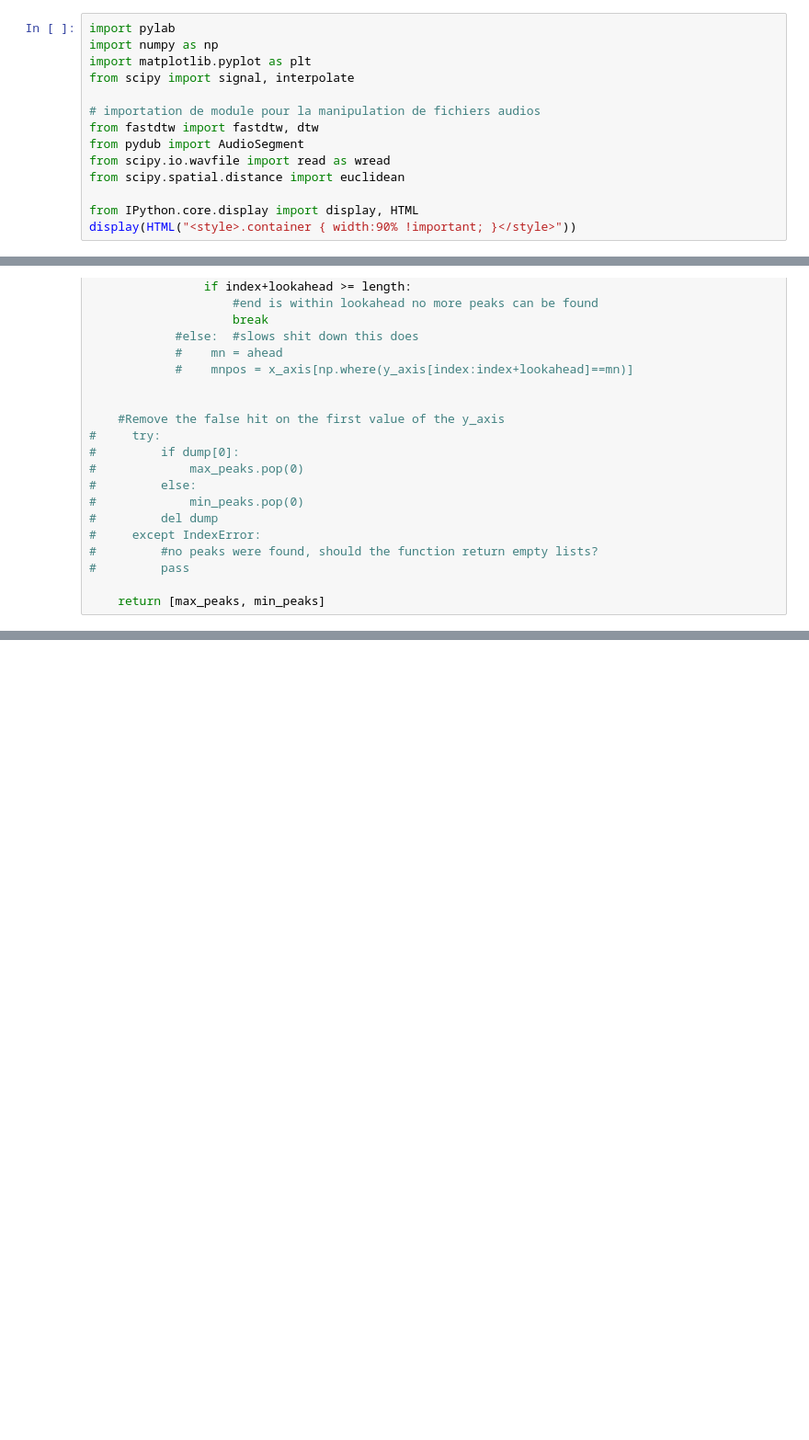
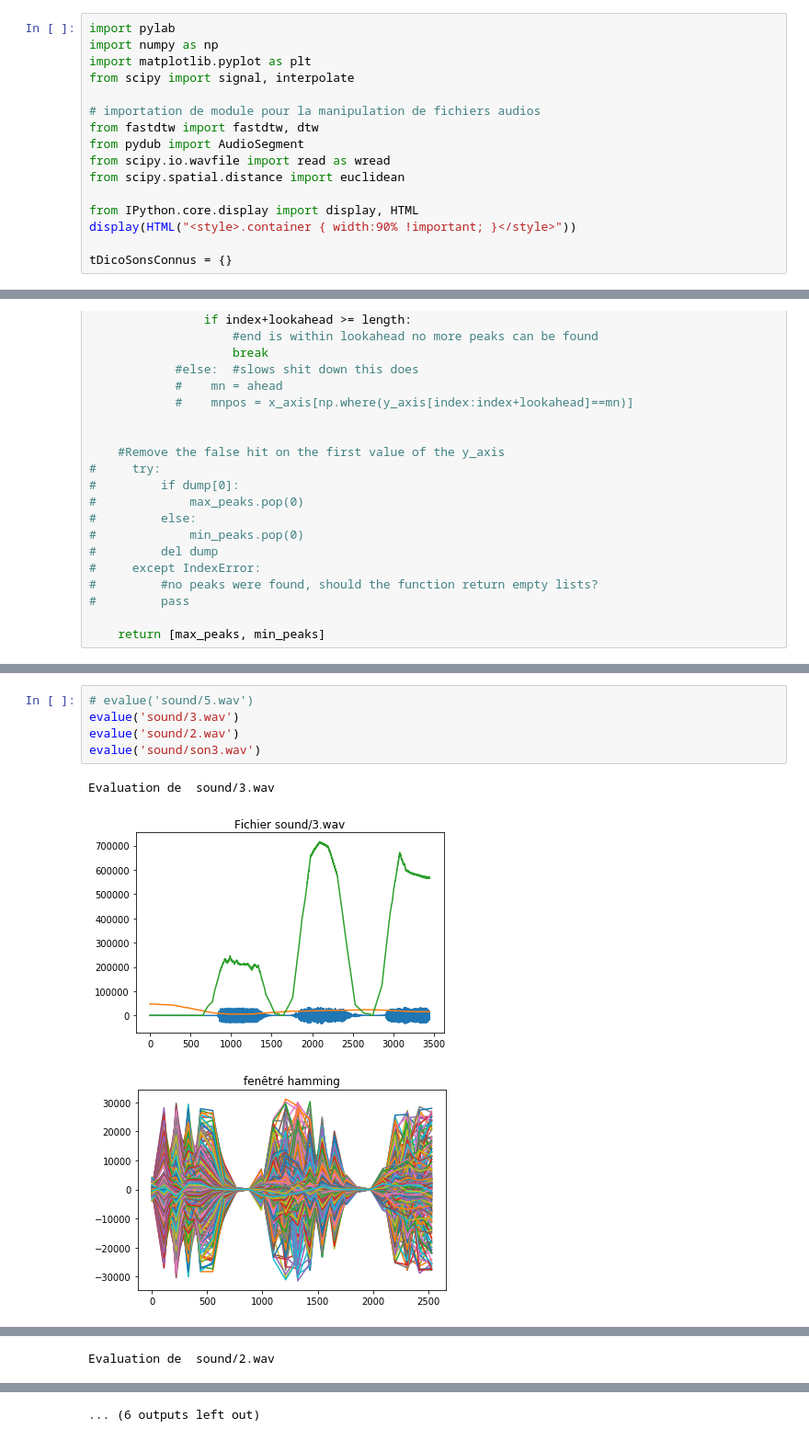
Before and after one commit to Ydeshors/reconnaissance_r2d2, a Jupyter notebook: jupy.ipynb, the cells around one changed output, grey strips where cells are left out. Shown: that part at 92% size. Saved outputs shown, nothing was run; the diff lists cells and outputs as text; blank space fills up the shorter version.

```diff
--- a/jupy.ipynb
+++ b/jupy.ipynb
@@ -12,6 +12,8 @@ from scipy.spatial.distance import euclidean
 
 from IPython.core.display import display, HTML
 display(HTML("<style>.container { width:90% !important; }</style>"))
+
+tDicoSonsConnus = {}
 # %%
 def _datacheck_peakdetect(x_axis, y_axis):
     if x_axis is None:
@@ -475,0 +559,9 @@ travail(['sound/4.wav','sound/5.wav','sound/6.wav','sound/7.wav','sound/8.wav','
+# %%
+# evalue('sound/5.wav')
+evalue('sound/3.wav')
+evalue('sound/2.wav')
+evalue('sound/son3.wav')
+# %% [output]
+Evaluation de  sound/3.wav
+[figure, added]
+[figure, added]
@@ -475,0 +584 @@ travail(['sound/4.wav','sound/5.wav','sound/6.wav','sound/7.wav','sound/8.wav','
+Evaluation de  sound/2.wav
@@ -476,3 +603,4 @@ travail(['sound/4.wav','sound/5.wav','sound/6.wav','sound/7.wav','sound/8.wav','
+... (6 outputs left out)
 # %%
 ###### test, ça marche pas comme ça, spectrogram de signal veut une fft pas une successions de fenêtres recouvrantes
 
```
Also changed, not shown: parts of 5 cells of this notebook, 6 other files.
